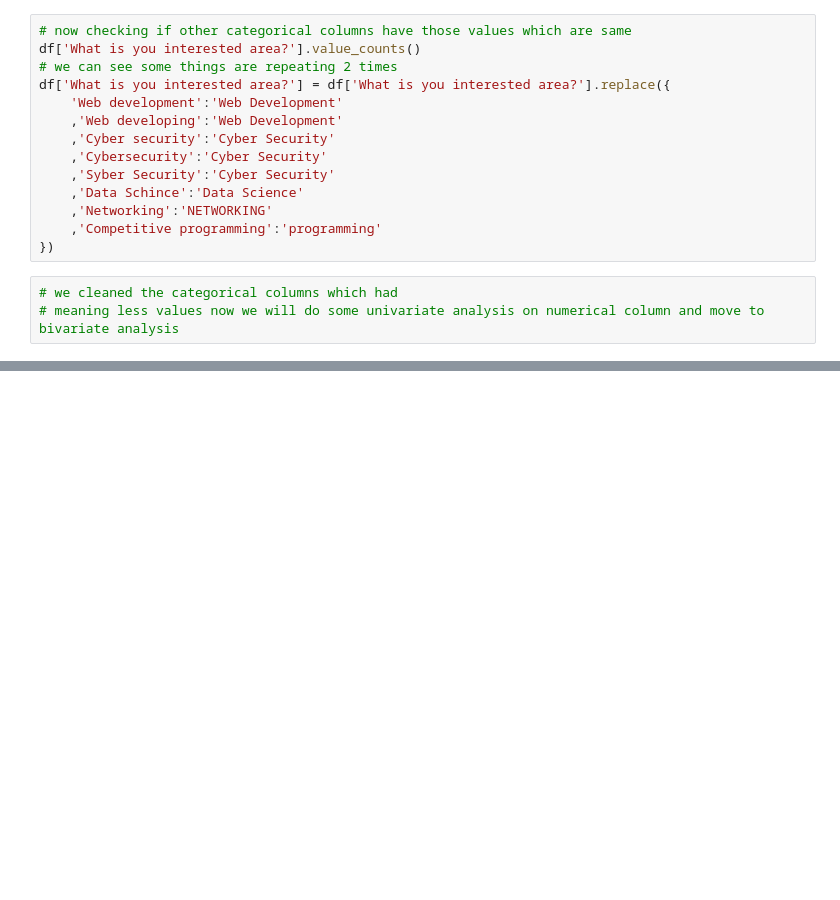
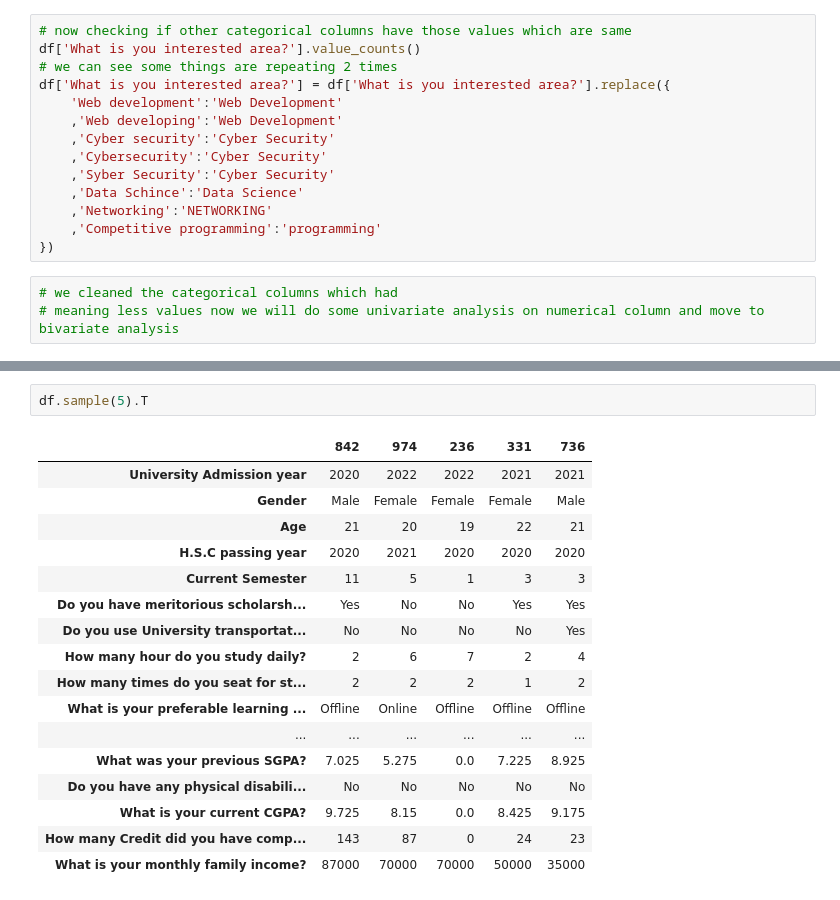
Before and after one commit to SanyamSingla2910/Student-Performance-Predictor, a Jupyter notebook: Notebooks/Understanding and cleaning the Data.ipynb, the cells around one changed output, grey strips where cells are left out. Cells and saved outputs as stored; diff of their text form; blank space fills up the shorter version.

```diff
--- a/Notebooks/Understanding and cleaning the Data.ipynb
+++ b/Notebooks/Understanding and cleaning the Data.ipynb
@@ -264,0 +296,20 @@ df['What is you interested area?'] = df['What is you interested area?'].replace(
+# %%
+df.sample(5).T
+# %% [output]
+|  | 842 | 974 | 236 | 331 | 736 |
+| University Admission year | 2020 | 2022 | 2022 | 2021 | 2021 |
+| Gender | Male | Female | Female | Female | Male |
+| Age | 21 | 20 | 19 | 22 | 21 |
+| H.S.C passing year | 2020 | 2021 | 2020 | 2020 | 2020 |
+| Current Semester | 11 | 5 | 1 | 3 | 3 |
+| Do you have meritorious scholarsh... | Yes | No | No | Yes | Yes |
+| Do you use University transportat... | No | No | No | No | Yes |
+| How many hour do you study daily? | 2 | 6 | 7 | 2 | 4 |
+| How many times do you seat for st... | 2 | 2 | 2 | 1 | 2 |
+| What is your preferable learning ... | Offline | Online | Offline | Offline | Offline |
+| ... | ... | ... | ... | ... | ... |
+| What was your previous SGPA? | 7.025 | 5.275 | 0.0 | 7.225 | 8.925 |
+| Do you have any physical disabili... | No | No | No | No | No |
+| What is your current CGPA? | 9.725 | 8.15 | 0.0 | 8.425 | 9.175 |
+| How many Credit did you have comp... | 143 | 87 | 0 | 24 | 23 |
+| What is your monthly family income? | 87000 | 70000 | 70000 | 50000 | 35000 |
```
Also changed, not shown: parts of 6 cells of this notebook.
